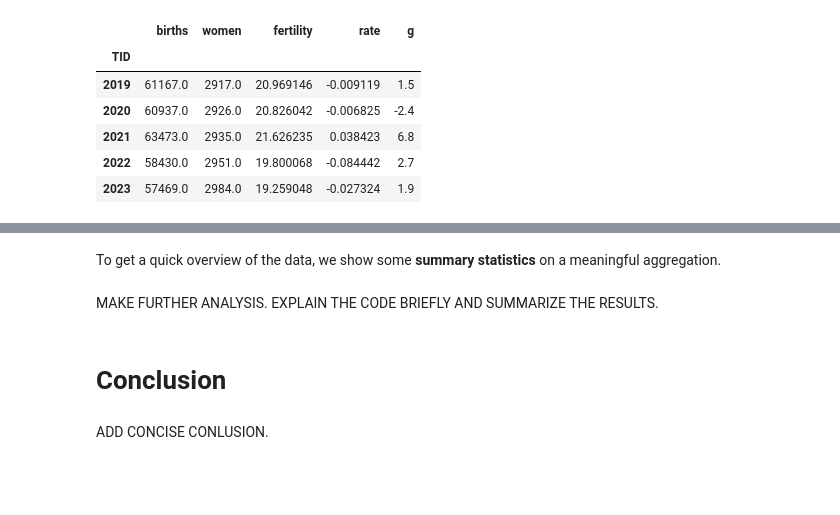
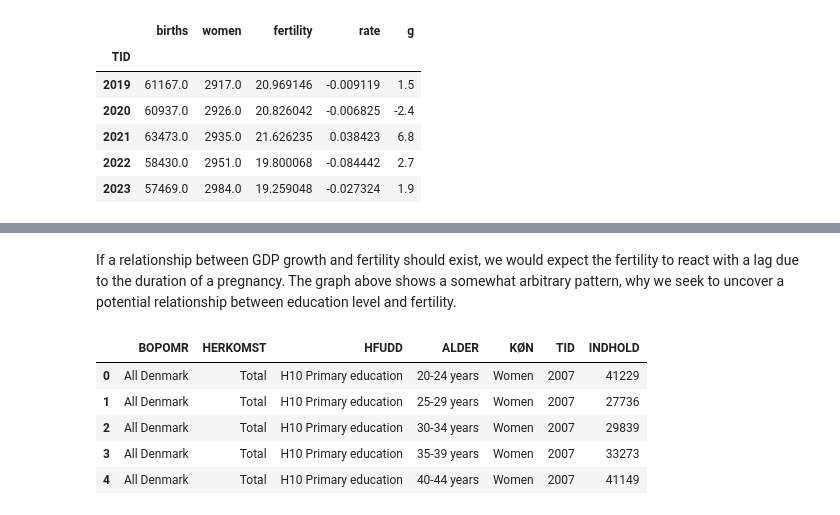
Before and after one commit to NumEconCopenhagen/projects-2024-anne-sofie-ida-anna-livia, a Jupyter notebook: dataproject/dataproject.ipynb, the cells around one changed output, grey strips where cells are left out. Cells and saved outputs as stored; diff of their text form; code cells hidden in the pictures; blank space fills up the shorter version.

```diff
--- a/dataproject/dataproject.ipynb
+++ b/dataproject/dataproject.ipynb
@@ -282,8 +220,13 @@ Make sure that your resulting data sets have the correct number of rows and colu
-# %% [markdown]
-To get a quick overview of the data, we show some **summary statistics** on a meaningful aggregation.
-# %% [markdown]
-MAKE FURTHER ANALYSIS. EXPLAIN THE CODE BRIEFLY AND SUMMARIZE THE RESULTS.
-# %% [markdown]
-# Conclusion
-# %% [markdown]
-ADD CONCISE CONLUSION.
+# %% [markdown]
+If a relationship between GDP growth and fertility should exist, we would expect the fertility to react with a lag due to the duration of a pregnancy. The graph above shows a somewhat arbitrary pattern, why we seek to uncover a potential relationship between education level and fertility.
+# %%
+# download data on education levels for women in the fertile age in Denmark
+HFUDD10 = data_HFUDD10()
+HFUDD10.head()
+# %% [output]
+|  | BOPOMR | HERKOMST | HFUDD | ALDER | KØN | TID | INDHOLD |
+| 0 | All Denmark | Total | H10 Primary education | 20-24 years | Women | 2007 | 41229 |
+| 1 | All Denmark | Total | H10 Primary education | 25-29 years | Women | 2007 | 27736 |
+| 2 | All Denmark | Total | H10 Primary education | 30-34 years | Women | 2007 | 29839 |
+| 3 | All Denmark | Total | H10 Primary education | 35-39 years | Women | 2007 | 33273 |
+| 4 | All Denmark | Total | H10 Primary education | 40-44 years | Women | 2007 | 41149 |
```
Also changed, not shown: parts of 22 cells of this notebook, 1 other file.
